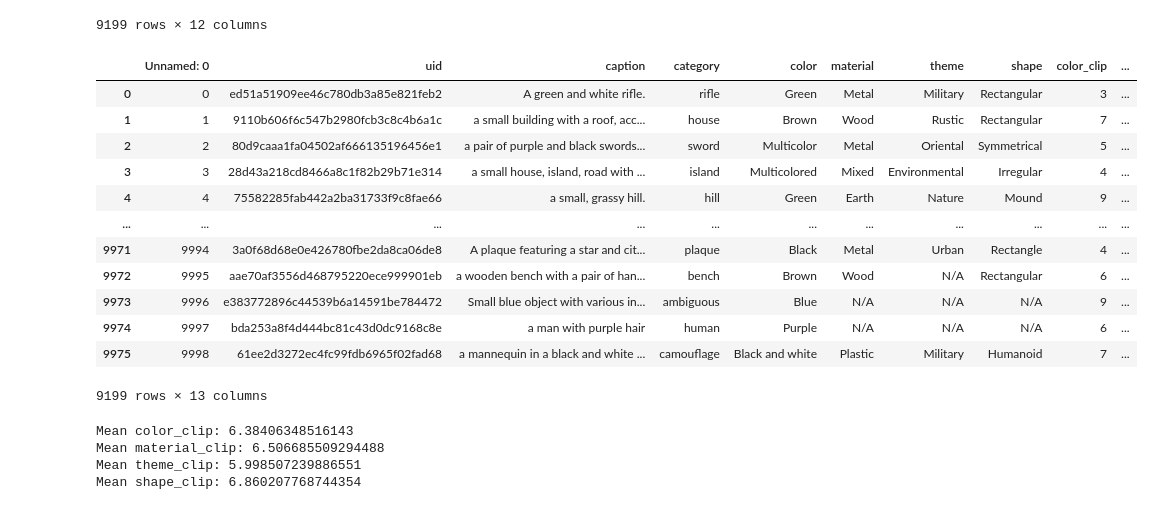
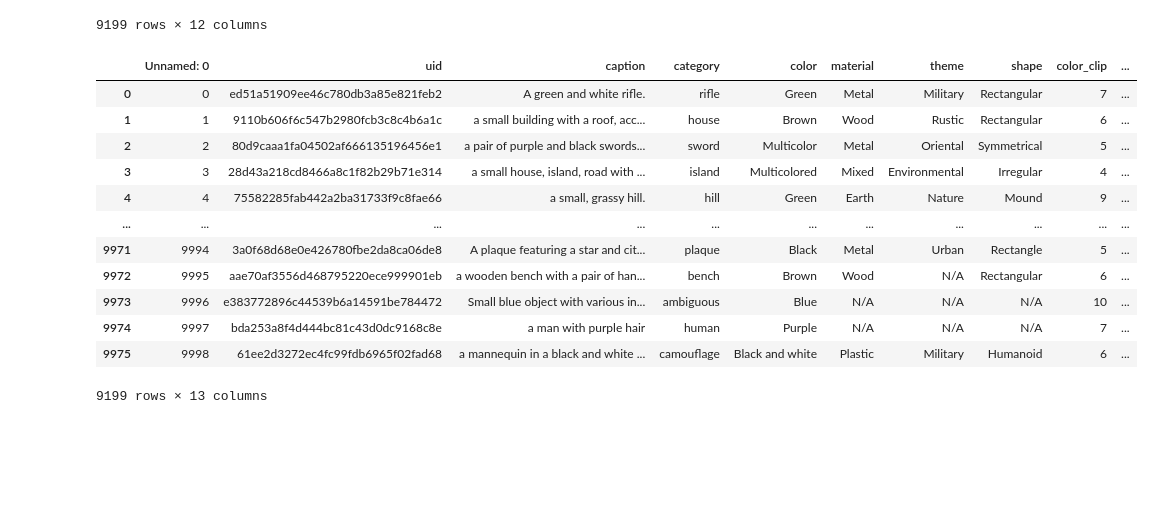
Before and after one commit to kpstern/Cogs181_Sp24, a Jupyter notebook: COGS181_project.ipynb, the cells around one changed output. Saved outputs shown, nothing was run; the diff lists cells and outputs as text; code cells hidden in the pictures; blank space fills up the shorter version.

Commit message:
results and plots

```diff
--- a/COGS181_project.ipynb
+++ b/COGS181_project.ipynb
@@ -276,6 +376,0 @@ cap3D2_final
-# %%
-for col in cap3D2_final.columns[8:-1]:
-    variable = ~(cap3D2_final[col.replace('_clip','')] == 'N/A')
-    print(f'Mean {col}:', cap3D2_final[variable][col].mean())
-#     variable = ~(cap3D2_final[col.replace('_clip','')] == 'N/A')
-#     print(variable)
@@ -325,15 +439,22 @@ cap3D3
 def evaluate_clip_GPT(all_objects):
     results = {}
     for uid in all_objects:
+        compare_color = []
+        compare_theme = []
+        compare_shape = []
+        compare_material = []
+        precision = []
         ranking = all_objects[uid]
-        top_ten_df = cap3D3.loc[cap3D3['uid'].isin([x[0] for x in ranking])]
-        gt_row = cap3D3.loc[cap3D3['uid'] == uid]
-        compare_color = np.sum(top_ten_df['color_clip'] == gt_row['color_clip'].iloc[0])
-        compare_theme = np.sum(top_ten_df['theme_clip'] == gt_row['theme_clip'].iloc[0])
-        compare_shape = np.sum(top_ten_df['shape_clip'] == gt_row['shape_clip'].iloc[0])
-        compare_material = np.sum(top_ten_df['material_clip'] == gt_row['material_clip'].iloc[0])
-        uid_in = uid in top_ten_df['uid'].to_list()
+        gt_row = cap3D3.loc[cap3D2['uid'] == uid]
+        for i in [1, 3, 5, 10]:
+            top_i_df = cap3D3.loc[cap3D3['uid'].isin([x[0] for x in ranking][:i])]
+            compare_color.append((i, np.sum(top_i_df['color_clip'] == gt_row['color_clip'].iloc[0])))
+            compare_theme.append((i, np.sum(top_i_df['theme_clip'] == gt_row['theme_clip'].iloc[0])))
+            compare_shape.append((i, np.sum(top_i_df['shape_clip'] == gt_row['shape_clip'].iloc[0])))
+            compare_material.append((i, np.sum(top_i_df['material_clip'] == gt_row['material_clip'].iloc[0])))
+            precision.append((i, uid in top_i_df['uid'].to_list()))
         results[uid] = {'color':compare_color,'theme':compare_theme,
-                        'shape':compare_shape,'material':compare_material,'gt_retrieved':uid_in}
+                        'shape':compare_shape,'material':compare_material,'gt_retrieved':precision}
+    return results
 
-    return results
+cap3D3_results = evaluate_clip_GPT(rankings)
@@ -342,30 +461,21 @@ cap3D3_results = evaluate_clip_GPT(rankings)
 # %%
-cap3D3_final = cap3D3.assign(color_clip = cap3D3['uid'].apply(lambda uid: cap3D3_results[uid]['color']),
-                      material_clip = cap3D3['uid'].apply(lambda uid: cap3D3_results[uid]['material']),
-                      theme_clip = cap3D3['uid'].apply(lambda uid: cap3D3_results[uid]['theme']),
-                      shape_clip = cap3D3['uid'].apply(lambda uid: cap3D3_results[uid]['shape']),
-                      gt_retrieved_clip = cap3D3['uid'].apply(lambda uid: cap3D3_results[uid]['gt_retrieved']))
-cap3D2_final
+cap3D3_final = cap3D3.assign(color_clip = cap3D3['uid'].apply(lambda uid: cap3D3_results[uid]['color'][-1][1]),
+                      material_clip = cap3D3['uid'].apply(lambda uid: cap3D3_results[uid]['material'][-1][1]),
+                      theme_clip = cap3D3['uid'].apply(lambda uid: cap3D3_results[uid]['theme'][-1][1]),
+                      shape_clip = cap3D3['uid'].apply(lambda uid: cap3D3_results[uid]['shape'][-1][1]),
+                      gt_retrieved_clip = cap3D3['uid'].apply(lambda uid: cap3D3_results[uid]['gt_retrieved'][-1][1]))
+cap3D3_final
 # %% [output]
 |  | Unnamed: 0 | uid | caption | category | color | material | theme | shape | color_clip | ... |
-| 0 | 0 | ed51a51909ee46c780db3a85e821feb2 | A green and white rifle. | rifle | Green | Metal | Military | Rectangular | 3 | ... |
-| 1 | 1 | 9110b606f6c547b2980fcb3c8c4b6a1c | a small building with a roof, acc... | house | Brown | Wood | Rustic | Rectangular | 7 | ... |
+| 0 | 0 | ed51a51909ee46c780db3a85e821feb2 | A green and white rifle. | rifle | Green | Metal | Military | Rectangular | 7 | ... |
+| 1 | 1 | 9110b606f6c547b2980fcb3c8c4b6a1c | a small building with a roof, acc... | house | Brown | Wood | Rustic | Rectangular | 6 | ... |
 | 2 | 2 | 80d9caaa1fa04502af666135196456e1 | a pair of purple and black swords... | sword | Multicolor | Metal | Oriental | Symmetrical | 5 | ... |
 | 3 | 3 | 28d43a218cd8466a8c1f82b29b71e314 | a small house, island, road with ... | island | Multicolored | Mixed | Environmental | Irregular | 4 | ... |
 | 4 | 4 | 75582285fab442a2ba31733f9c8fae66 | a small, grassy hill. | hill | Green | Earth | Nature | Mound | 9 | ... |
 | ... | ... | ... | ... | ... | ... | ... | ... | ... | ... | ... |
-| 9971 | 9994 | 3a0f68d68e0e426780fbe2da8ca06de8 | A plaque featuring a star and cit... | plaque | Black | Metal | Urban | Rectangle | 4 | ... |
+| 9971 | 9994 | 3a0f68d68e0e426780fbe2da8ca06de8 | A plaque featuring a star and cit... | plaque | Black | Metal | Urban | Rectangle | 5 | ... |
 | 9972 | 9995 | aae70af3556d468795220ece999901eb | a wooden bench with a pair of han... | bench | Brown | Wood | N/A | Rectangular | 6 | ... |
-| 9973 | 9996 | e383772896c44539b6a14591be784472 | Small blue object with various in... | ambiguous | Blue | N/A | N/A | N/A | 9 | ... |
-| 9974 | 9997 | bda253a8f4d444bc81c43d0dc9168c8e | a man with purple hair | human | Purple | N/A | N/A | N/A | 6 | ... |
-| 9975 | 9998 | 61ee2d3272ec4fc99fdb6965f02fad68 | a mannequin in a black and white ... | camouflage | Black and white | Plastic | Military | Humanoid | 7 | ... |
+| 9973 | 9996 | e383772896c44539b6a14591be784472 | Small blue object with various in... | ambiguous | Blue | N/A | N/A | N/A | 10 | ... |
+| 9974 | 9997 | bda253a8f4d444bc81c43d0dc9168c8e | a man with purple hair | human | Purple | N/A | N/A | N/A | 7 | ... |
+| 9975 | 9998 | 61ee2d3272ec4fc99fdb6965f02fad68 | a mannequin in a black and white ... | camouflage | Black and white | Plastic | Military | Humanoid | 6 | ... |
 9199 rows × 13 columns
-# %%
-for col in cap3D3_final.columns[8:-1]:
-    variable = ~(cap3D3_final[col.replace('_clip','')] == 'N/A')
-    print(f'Mean {col}:', cap3D3_final[variable][col].mean())
-# %% [output]
-Mean color_clip: 6.38406348516143
-Mean material_clip: 6.506685509294488
-Mean theme_clip: 5.998507239886551
-Mean shape_clip: 6.860207768744354
```
Also changed, not shown: parts of 24 cells of this notebook, 3 other files.
